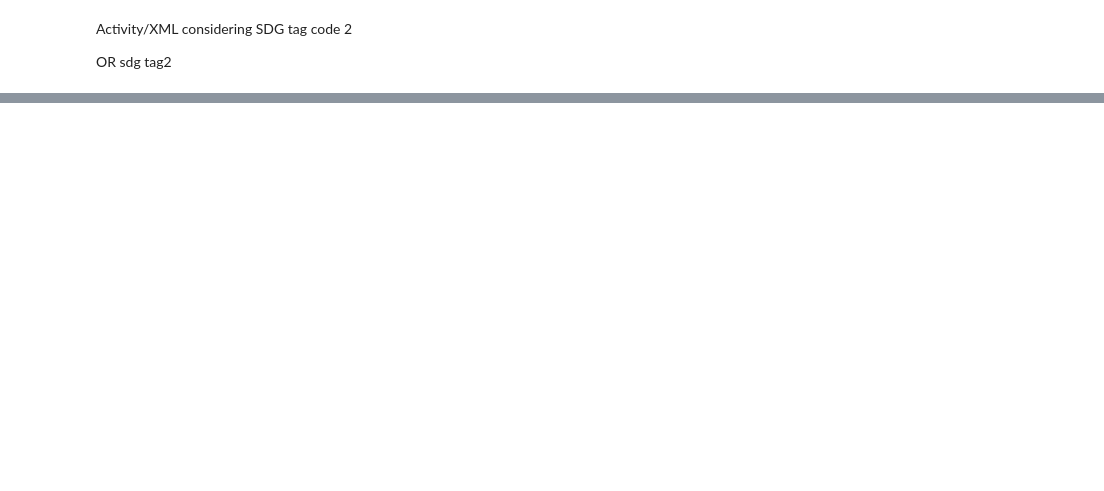
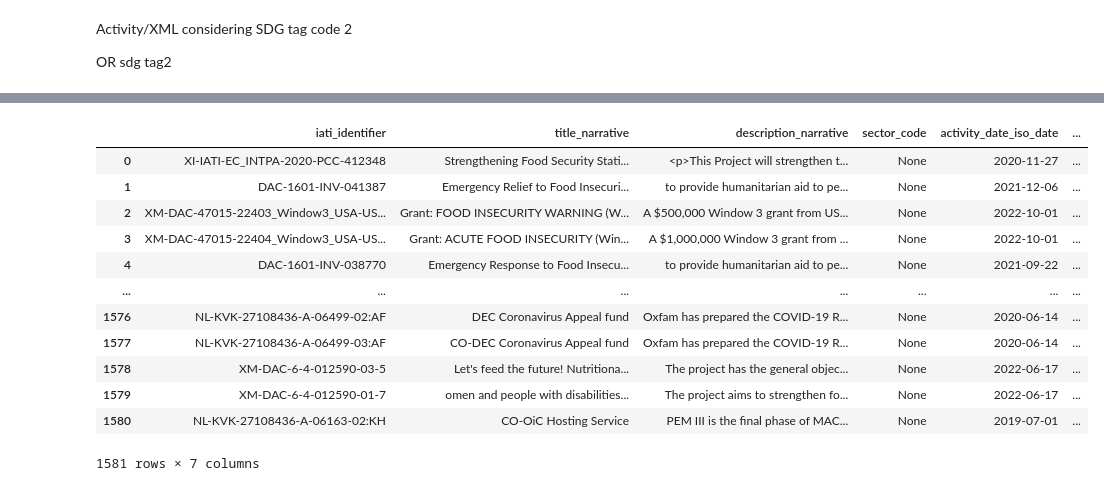
Before and after one commit to leilafarsani/iati-datastore-apache-sorl, a Jupyter notebook: gafs_iati.ipynb, the cells around one changed output, grey strips where cells are left out. Saved outputs shown, nothing was run; the diff lists cells and outputs as text; code cells hidden in the pictures; blank space fills up the shorter version.

```diff
--- a/gafs_iati.ipynb
+++ b/gafs_iati.ipynb
@@ -274,0 +445,16 @@ print(df_activity_xml_sdg ())
+# %%
+df_activity_xml_and_sdg
+# %% [output]
+|  | iati_identifier | title_narrative | description_narrative | sector_code | activity_date_iso_date | ... |
+| 0 | XI-IATI-EC_INTPA-2020-PCC-412348 | Strengthening Food Security Stati... | <p>This Project will strengthen t... | None | 2020-11-27 | ... |
+| 1 | DAC-1601-INV-041387 | Emergency Relief to Food Insecuri... | to provide humanitarian aid to pe... | None | 2021-12-06 | ... |
+| 2 | XM-DAC-47015-22403_Window3_USA-US... | Grant: FOOD INSECURITY WARNING (W... | A $500,000 Window 3 grant from US... | None | 2022-10-01 | ... |
+| 3 | XM-DAC-47015-22404_Window3_USA-US... | Grant: ACUTE FOOD INSECURITY (Win... | A $1,000,000 Window 3 grant from ... | None | 2022-10-01 | ... |
+| 4 | DAC-1601-INV-038770 | Emergency Response to Food Insecu... | to provide humanitarian aid to pe... | None | 2021-09-22 | ... |
+| ... | ... | ... | ... | ... | ... | ... |
+| 1576 | NL-KVK-27108436-A-06499-02:AF | DEC Coronavirus Appeal fund | Oxfam has prepared the COVID-19 R... | None | 2020-06-14 | ... |
+| 1577 | NL-KVK-27108436-A-06499-03:AF | CO-DEC Coronavirus Appeal fund | Oxfam has prepared the COVID-19 R... | None | 2020-06-14 | ... |
+| 1578 | XM-DAC-6-4-012590-03-5 | Let's feed the future! Nutritiona... | The project has the general objec... | None | 2022-06-17 | ... |
+| 1579 | XM-DAC-6-4-012590-01-7 | omen and people with disabilities... | The project aims to strengthen fo... | None | 2022-06-17 | ... |
+| 1580 | NL-KVK-27108436-A-06163-02:KH | CO-OiC Hosting Service | PEM III is the final phase of MAC... | None | 2019-07-01 | ... |
+1581 rows × 7 columns
```
Also changed, not shown: parts of 8 cells of this notebook.
